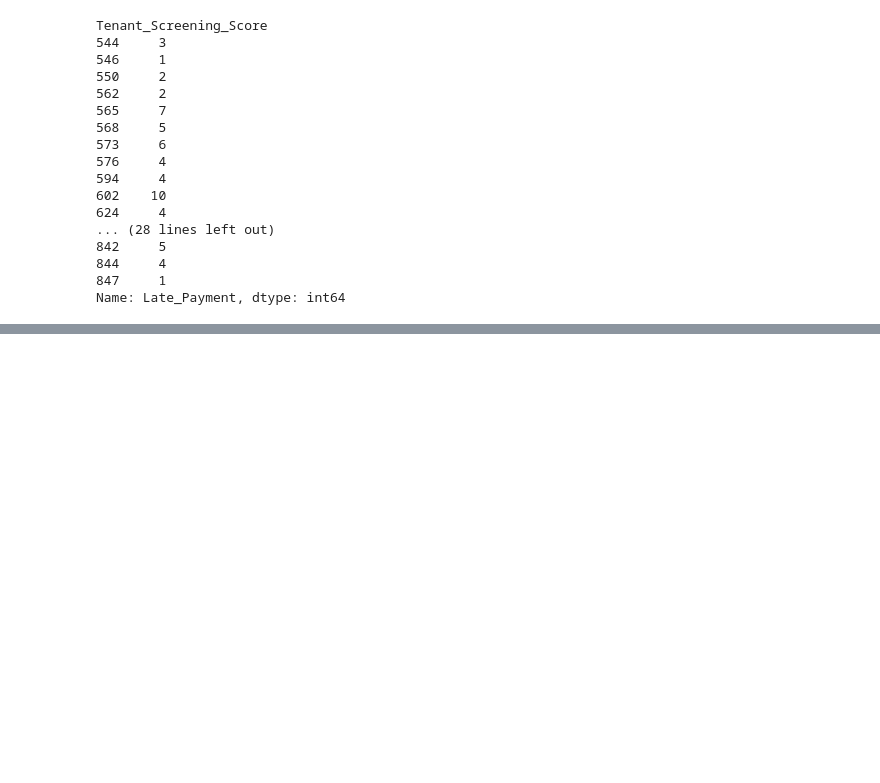
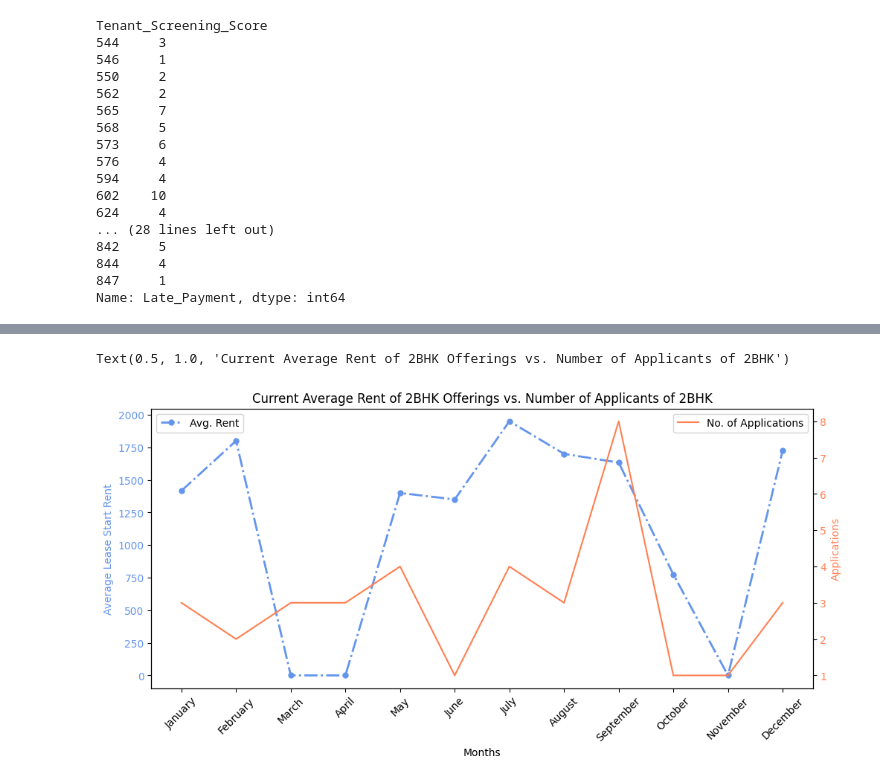
Before and after one commit to manu-raghuvanshi/SFR3-Case-Study, a Jupyter notebook: sfr3.ipynb, the cells around one changed output, grey strips where cells are left out. Saved outputs shown, nothing was run; the diff lists cells and outputs as text; code cells hidden in the pictures; blank space fills up the shorter version.

```diff
--- a/sfr3.ipynb
+++ b/sfr3.ipynb
@@ -372,0 +393,6 @@ Text(0.5, 1.0, 'Late Payments by Counties of Georgia')
+# %%
+# Convert Date Columns from Object to Datetime
+applicant_info_df[["Lease_Start_Date", "Lease_End_Date"]] = applicant_info_df[["Lease_Start_Date", "Lease_End_Date"]].apply(pd.to_datetime)
+
+# Calculate lease duration
+applicant_info_df["Lease_Duration"] = applicant_info_df["Lease_End_Date"] - applicant_info_df["Lease_Start_Date"]
@@ -372,0 +490,21 @@ Text(0.5, 1.0, 'Late Payments by Counties of Georgia')
+# %%
+fig, ax1 = plt.subplots(figsize=(10, 5), layout='constrained')
+plt.style.use("default")
+
+ax1.set_xlabel('Months')
+plt.xticks(rotation=45)
+ax1.set_ylabel('Average Lease Start Rent', color="cornflowerblue")
+ax1.plot(month_x_axis, avg_rent_2bhk, marker='o', linestyle='dashdot', linewidth=2, markersize=5, color="cornflowerblue", label = "Avg. Rent")
+ax1.tick_params(axis='y', labelcolor="cornflowerblue")
+ax1.legend(loc="upper left")
+
+ax2 = ax1.twinx()  # instantiate a second axes that shares the same x-axis
+
+ax2.set_ylabel('Applications', color="coral")
+ax2.plot(month_x_axis, apps_2bhk, color="coral", label = "No. of Applications")
+ax2.tick_params(axis='y', labelcolor="coral")
+ax2.legend(loc="upper right")
+plt.title("Current Average Rent of 2BHK Offerings vs. Number of Applicants of 2BHK")
+# %% [output]
+Text(0.5, 1.0, 'Current Average Rent of 2BHK Offerings vs. Number of Applicants of 2BHK')
+[figure, added]
```
Also changed, not shown: parts of 11 cells of this notebook, 2 other files.
